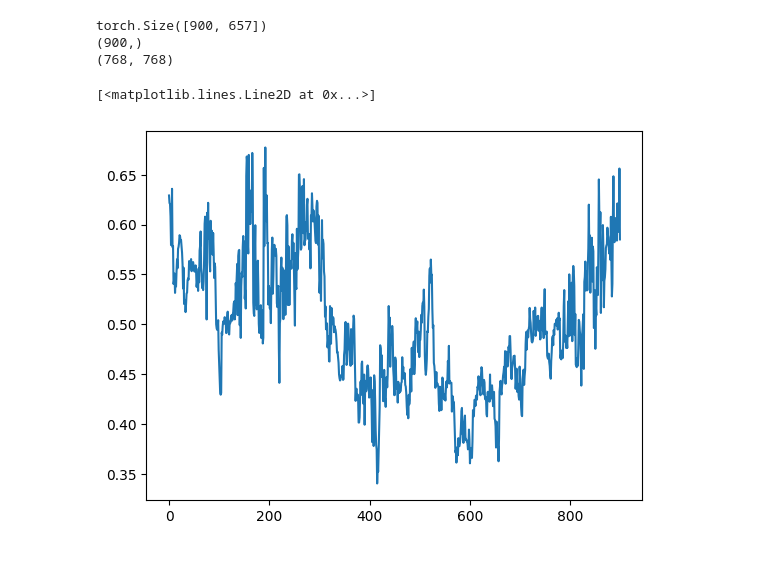
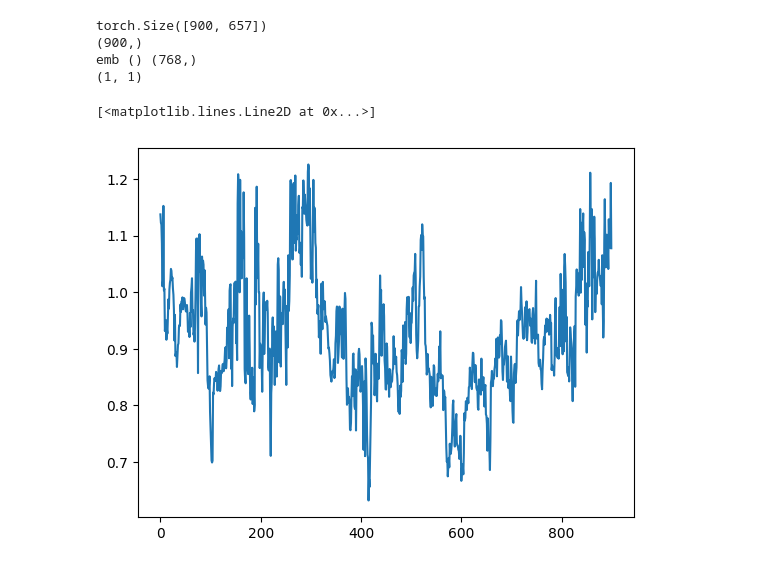
Before and after one commit to mariakesa/NeuroGarage, a Jupyter notebook: pipeline2/test_code.ipynb, the cells around one changed output. Cells and saved outputs as stored; diff of their text form; code cells hidden in the pictures.

```diff
--- a/pipeline2/test_code.ipynb
+++ b/pipeline2/test_code.ipynb
@@ -128,16 +128,16 @@ def calculate_Fisher_matrix(lnp_model, weights, embeddings):
     take_neuron_0=firing_rate[:,0].detach().numpy()*delta
     print(take_neuron_0.shape)
     #Shape 768x900
-    emb_matrix=embeddings.detach().numpy().T@embeddings.detach().numpy()
+    emb_matrix=np.array(np.sum([embeddings[i].detach().numpy().reshape(-1,1)@embeddings[i].detach().numpy().reshape(1,-1) for i in range(embeddings.shape[0])]))
+    print('emb', emb_matrix.shape, embeddings[i].detach().numpy().shape)
     #Shape 768x768-- embedding shape
     # Reshape take_neuron_0 to broadcast along the embedding matrix dimensions
     take_neuron_0 = take_neuron_0.reshape(-1, 1, 1)  # Shape (900, 1, 1)
-
     # Broadcast to create the scaled embedding matrix for each observation
     fisher_matrix = take_neuron_0 * emb_matrix  # Shape (900, 768, 768)
 
     # Sum across the 0 axis to get the Fisher information matrix
-    fisher_matrix = fisher_matrix.mean(axis=0)  # Shape (768, 768)
+    fisher_matrix = fisher_matrix.sum(axis=0)  # Shape (768, 768)
     print(fisher_matrix.shape)  # Expected shape (768, 768)
 
     return fisher_matrix
@@ -146,14 +146,15 @@ fisher_mat=calculate_Fisher_matrix(lnp_model, weights, embeddings)
 # %% [output]
 torch.Size([900, 657])
 (900,)
-(768, 768)
+emb () (768,)
+(1, 1)
 # %%
 firing_rate=lnp_model(embeddings)
 
-plt.plot(firing_rate[:,3].detach().numpy()*0.0333)
+plt.plot(firing_rate[:,5].detach().numpy()*0.0333)
 # %% [output]
 [<matplotlib.lines.Line2D at 0x...>]
-[figure, old version]
+[figure, new version]
 # %%
 import matplotlib.pyplot as plt
 
```
Also changed, not shown: parts of 5 cells of this notebook.
